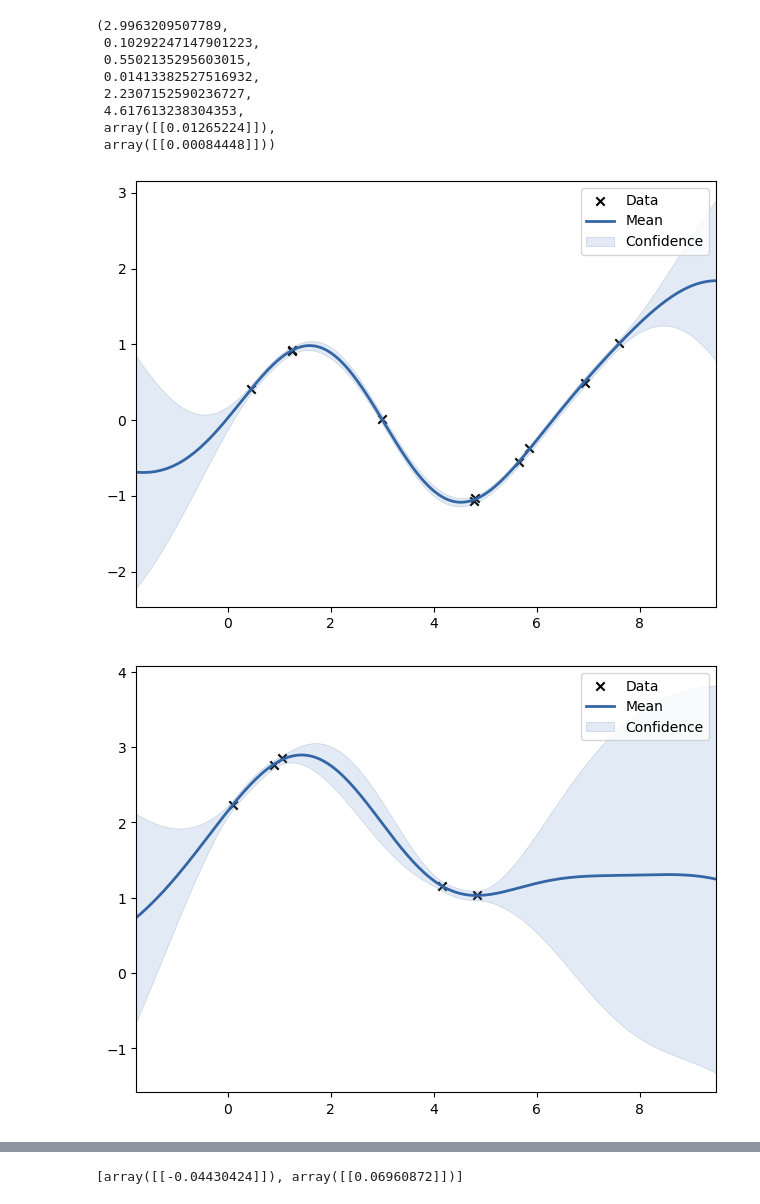
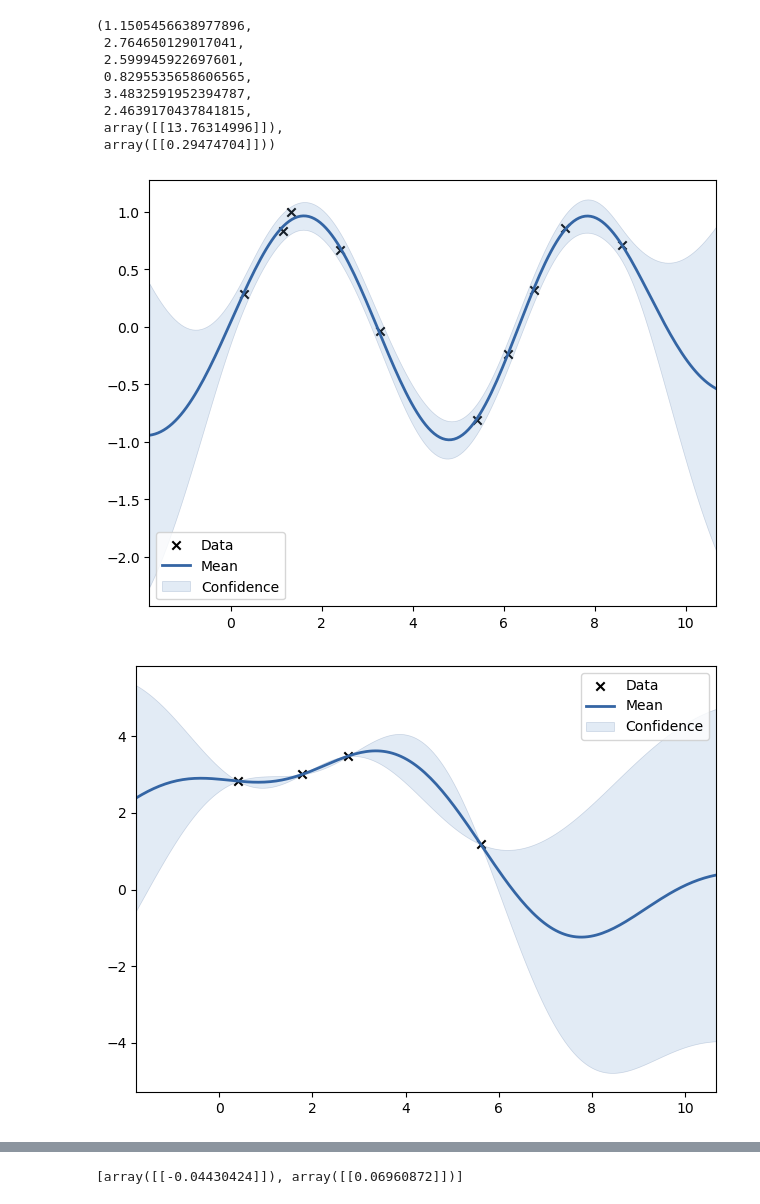
Before and after one commit to LanSang/validities, a Jupyter notebook: gp/gpy demo.ipynb, the cells around one changed output, grey strips where cells are left out. Drawn from its saved outputs; the diff is of its cells as text; code cells hidden in the pictures.

```diff
--- a/gp/gpy demo.ipynb
+++ b/gp/gpy demo.ipynb
@@ -13,54 +13,54 @@ import GPy
 # %%
 import numpy as np
 
-np.random.seed(42)
+np.random.seed(43)
 
 def coregionalization_toy(optimize=True, plot=True):
     """
     A simple demonstration of coregionalization on two sinusoidal functions.
     """
     # build a design matrix with a column of integers indicating the output
-    X1 = np.random.rand(10, 1) * 8
-    X2 = np.random.rand(5, 1) * 5
+    X1 = np.random.rand(10, 1) * 10
+    X2 = np.random.rand(4, 1) * 7
     X3 = np.random.rand(2, 1) * 3
 
     # build a suitable set of observed variables
     Y1 = np.sin(X1) + np.random.randn(*X1.shape) * 0.05
-    Y2 = np.sin(X2) + np.random.randn(*X2.shape) * 0.05 + 2.0
-    Y3 = np.sin(X3) + np.random.randn(*X3.shape) * 0.1 + 4.0
+    Y2 = np.sin(X2) + np.random.randn(*X2.shape) * 0.5 + 2.0
+    Y3 = np.sin(X3) + np.random.randn(*X3.shape) * 19 + 4.0
 
     m = GPy.models.GPCoregionalizedRegression(X_list=[X1, X2, X3], Y_list=[Y1, Y2, Y3])
 
     if optimize:
         m.optimize("bfgs", max_iters=100)
 
     if MPL_AVAILABLE and plot:
         slices = GPy.util.multioutput.get_slices([X1, X2, X2])
         for i in range(3):
             p = m.plot(
                 fixed_inputs=[(1, i)],
                 which_data_rows=slices[i],
                 Y_metadata={"output_index": i},
             )
     return m, X1, X2, X3, Y1, Y2, Y3
 
 Y_index = 0
 
 Y_metadata1 = {'output_index': np.array([Y_index])}
 
 m, X1, X2, X3, Y1, Y2, Y3 = coregionalization_toy()
 
 mean, variance = m.predict(np.asarray([[X1[0][0], X2[0][0], X3[0][0]]]), Y_metadata=Y_metadata1)
 
 X1[0][0], X2[0][0], X3[0][0], Y1[0][0], Y2[0][0], Y3[0][0], mean, variance
 # %% [output]
-(2.9963209507789,
- 0.10292247147901223,
- 0.5502135295603015,
- 0.01413382527516932,
- 2.2307152590236727,
- 4.617613238304353,
- array([[0.01265224]]),
- array([[0.00084448]]))
+(1.1505456638977896,
+ 2.764650129017041,
+ 2.599945922697601,
+ 0.8295535658606565,
+ 3.4832591952394787,
+ 2.4639170437841815,
+ array([[13.76314996]]),
+ array([[0.29474704]]))
-[figure, old version]
+[figure, new version]
-[figure, old version]
+[figure, new version]
```
Also changed, not shown: parts of 1 cell of this notebook.
